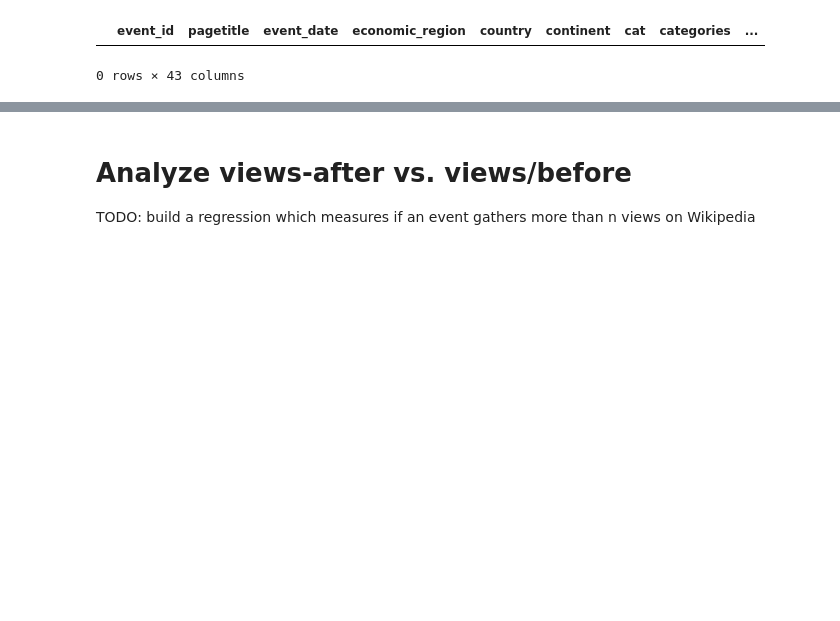
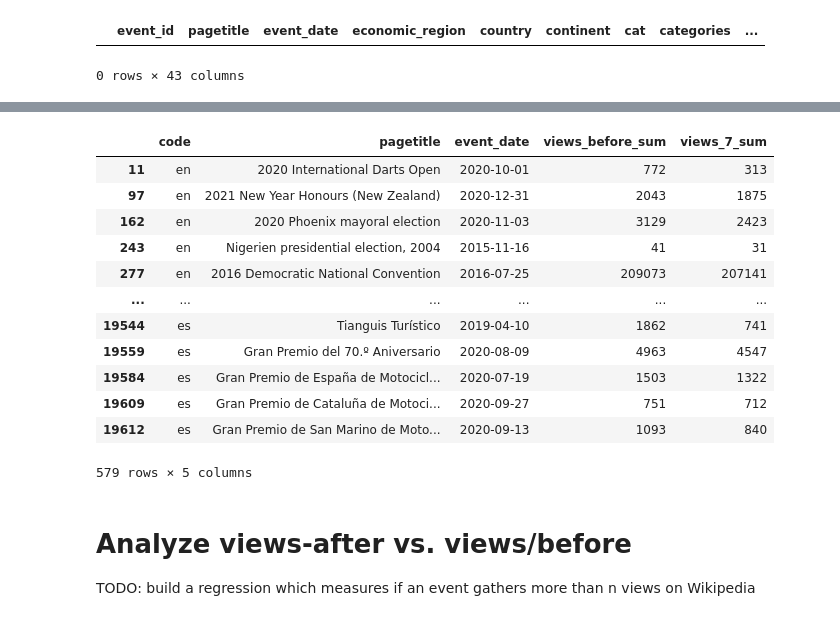
Before and after one commit to ruptho/wiki-event-bias, a Jupyter notebook: logreg_minviews.ipynb, the cells around one changed output, grey strips where cells are left out. Drawn from its saved outputs; the diff is of its cells as text; code cells hidden in the pictures; blank space fills up the shorter version.

```diff
--- a/logreg_minviews.ipynb
+++ b/logreg_minviews.ipynb
@@ -47,3 +45,19 @@ df_crawled
+# %%
+df_crawled[df_crawled.views_before_sum > df_crawled.views_7_sum][['code', 'pagetitle','event_date', 'views_before_sum', 'views_7_sum']]
+# %% [output]
+|  | code | pagetitle | event_date | views_before_sum | views_7_sum |
+| 11 | en | 2020 International Darts Open | 2020-10-01 | 772 | 313 |
+| 97 | en | 2021 New Year Honours (New Zealand) | 2020-12-31 | 2043 | 1875 |
+| 162 | en | 2020 Phoenix mayoral election | 2020-11-03 | 3129 | 2423 |
+| 243 | en | Nigerien presidential election, 2004 | 2015-11-16 | 41 | 31 |
+| 277 | en | 2016 Democratic National Convention | 2016-07-25 | 209073 | 207141 |
+| ... | ... | ... | ... | ... | ... |
+| 19544 | es | Tianguis Turístico | 2019-04-10 | 1862 | 741 |
+| 19559 | es | Gran Premio del 70.º Aniversario | 2020-08-09 | 4963 | 4547 |
+| 19584 | es | Gran Premio de España de Motocicl... | 2020-07-19 | 1503 | 1322 |
+| 19609 | es | Gran Premio de Cataluña de Motoci... | 2020-09-27 | 751 | 712 |
+| 19612 | es | Gran Premio de San Marino de Moto... | 2020-09-13 | 1093 | 840 |
+579 rows × 5 columns
 # %% [markdown]
 # Analyze views-after vs. views/before
 
```
Also changed, not shown: parts of 5 cells of this notebook, 3 other files.
